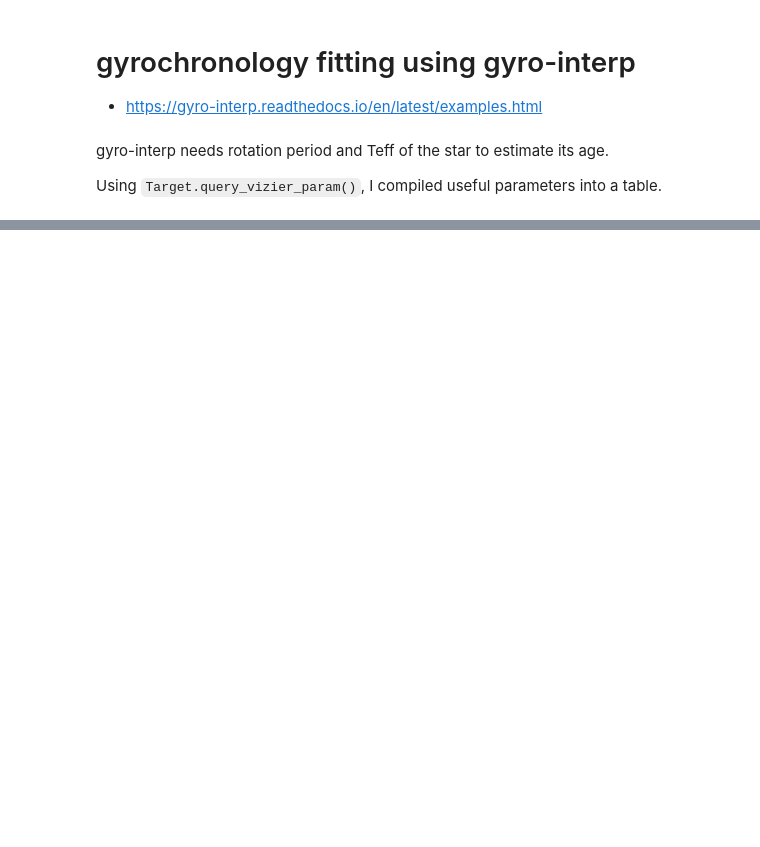
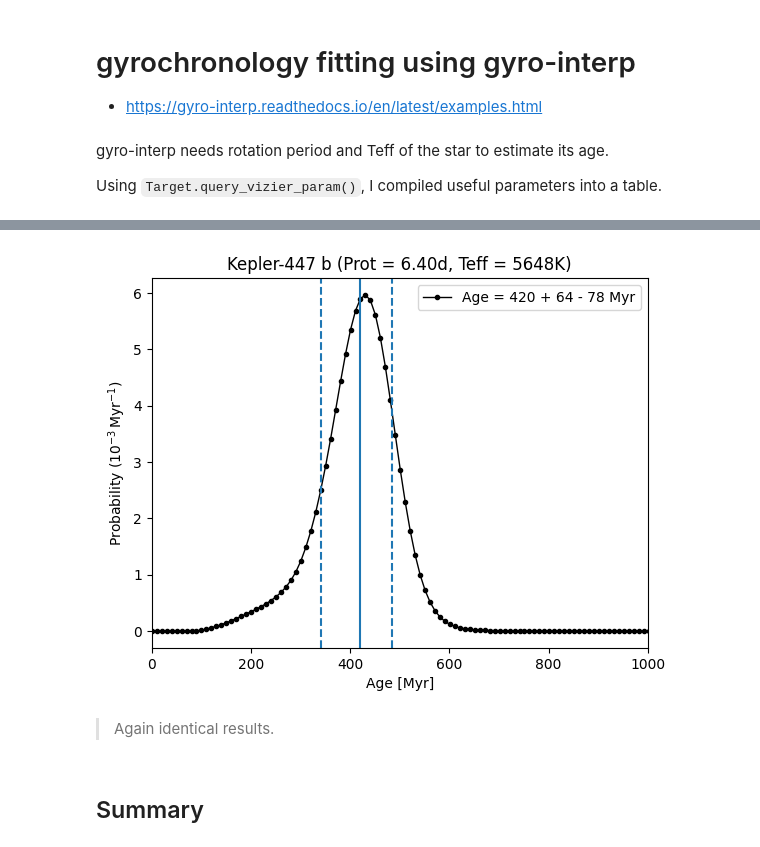
Before and after one commit to jpdeleon/kenmon2024, a Jupyter notebook: notebooks/code_gyrointerp.ipynb, the cells around one changed output, grey strips where cells are left out. Cells and saved outputs as stored; diff of their text form; code cells hidden in the pictures; blank space fills up the shorter version.

```diff
--- a/notebooks/code_gyrointerp.ipynb
+++ b/notebooks/code_gyrointerp.ipynb
@@ -99,0 +205,11 @@ Age = 221.13 +101.35 -95.34 Myr.
+# %%
+fig = plot_age_posterior(name, Prot, Teff, age_posterior, result, age_grid)
+
+# fp = name.replace(' ','')+'_age_gyro.png'
+# fig.savefig(fp, bbox_inches='tight')
+# %% [output]
+[figure, added]
+# %% [markdown]
+> Again identical results.
+# %% [markdown]
+## Summary
```
Also changed, not shown: parts of 29 cells of this notebook, 18 other files.
